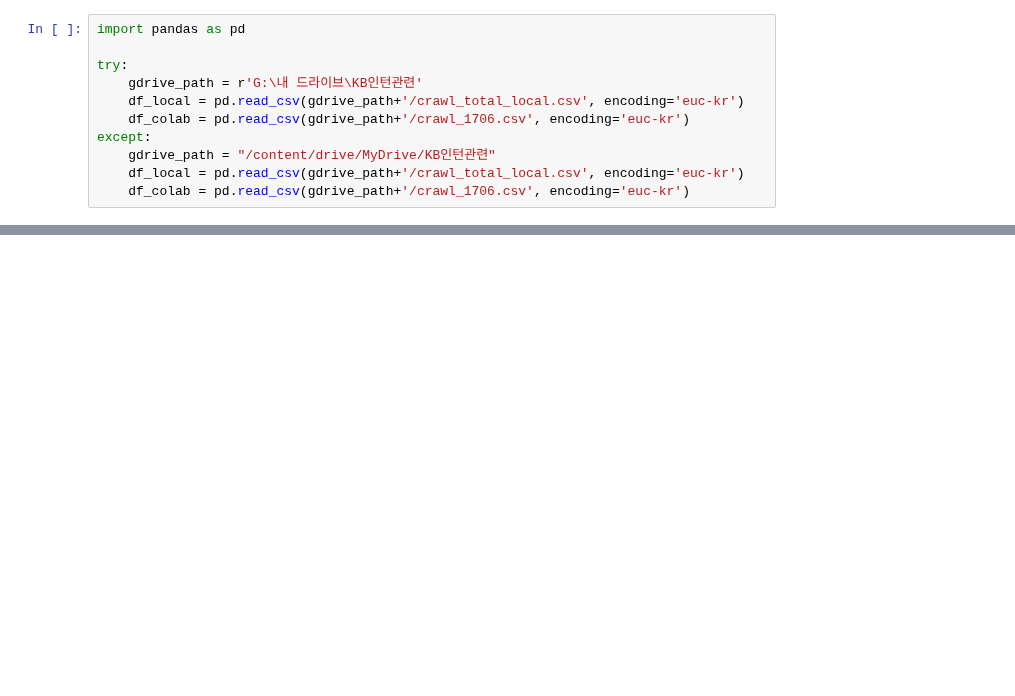
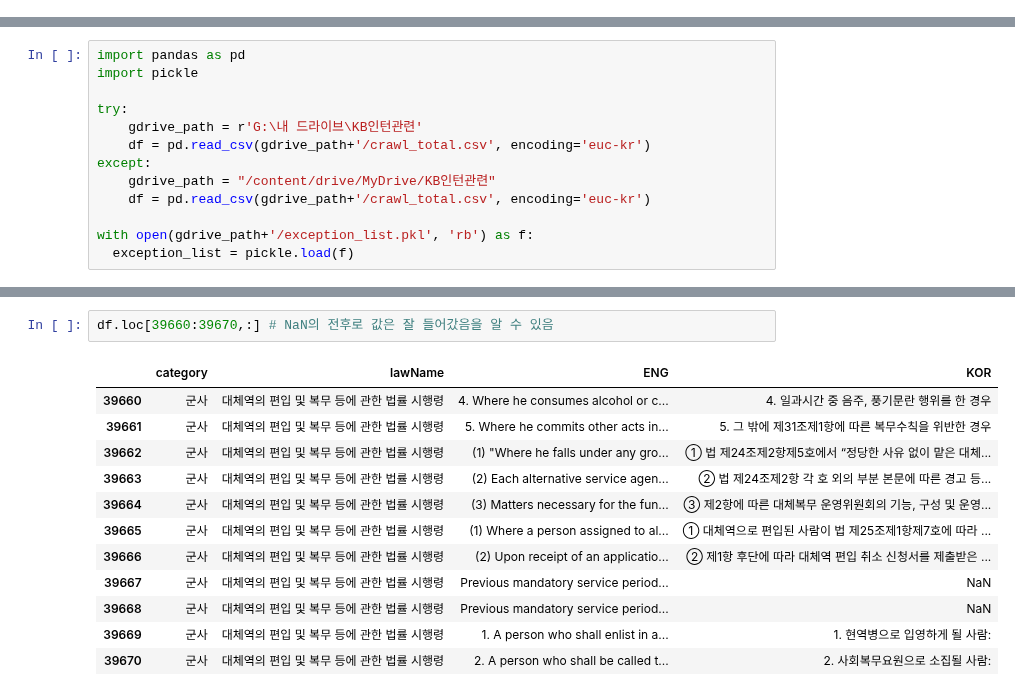
Before and after one commit to tjtmddnjswkd/capstone, a Jupyter notebook: preprocessing_new.ipynb, the cells around one changed output, grey strips where cells are left out. Drawn from its saved outputs; the diff is of its cells as text; blank space fills up the shorter version.

Commit message:
2nd commit - New Data Preprocessing

```diff
--- a/preprocessing_new.ipynb
+++ b/preprocessing_new.ipynb
@@ -10,11 +7,0 @@ Drive already mounted at /content/drive; to attempt to forcibly remount, call dr
-# %%
-import pandas as pd
-
-try:
-    gdrive_path = r'G:\내 드라이브\KB인턴관련'
-    df_local = pd.read_csv(gdrive_path+'/crawl_total_local.csv', encoding='euc-kr')
-    df_colab = pd.read_csv(gdrive_path+'/crawl_1706.csv', encoding='euc-kr')
-except:
-    gdrive_path = "/content/drive/MyDrive/KB인턴관련"
-    df_local = pd.read_csv(gdrive_path+'/crawl_total_local.csv', encoding='euc-kr')
-    df_colab = pd.read_csv(gdrive_path+'/crawl_1706.csv', encoding='euc-kr')
@@ -451,0 +13,13 @@ result.group()[1]
+# %%
+import pandas as pd
+import pickle
+
+try:
+    gdrive_path = r'G:\내 드라이브\KB인턴관련'
+    df = pd.read_csv(gdrive_path+'/crawl_total.csv', encoding='euc-kr')
+except:
+    gdrive_path = "/content/drive/MyDrive/KB인턴관련"
+    df = pd.read_csv(gdrive_path+'/crawl_total.csv', encoding='euc-kr')
+
+with open(gdrive_path+'/exception_list.pkl', 'rb') as f:
+  exception_list = pickle.load(f)
@@ -451,0 +69,15 @@ result.group()[1]
+# %%
+df.loc[39660:39670,:] # NaN의 전후로 값은 잘 들어갔음을 알 수 있음
+# %% [output]
+|  | category | lawName | ENG | KOR |
+| 39660 | 군사 | 대체역의 편입 및 복무 등에 관한 법률 시행령 | 4. Where he consumes alcohol or c... | 4. 일과시간 중 음주, 풍기문란 행위를 한 경우 |
+| 39661 | 군사 | 대체역의 편입 및 복무 등에 관한 법률 시행령 | 5. Where he commits other acts in... | 5. 그 밖에 제31조제1항에 따른 복무수칙을 위반한 경우 |
+| 39662 | 군사 | 대체역의 편입 및 복무 등에 관한 법률 시행령 | (1) "Where he falls under any gro... | ① 법 제24조제2항제5호에서 “정당한 사유 없이 맡은 대체... |
+| 39663 | 군사 | 대체역의 편입 및 복무 등에 관한 법률 시행령 | (2) Each alternative service agen... | ② 법 제24조제2항 각 호 외의 부분 본문에 따른 경고 등... |
+| 39664 | 군사 | 대체역의 편입 및 복무 등에 관한 법률 시행령 | (3) Matters necessary for the fun... | ③ 제2항에 따른 대체복무 운영위원회의 기능, 구성 및 운영... |
+| 39665 | 군사 | 대체역의 편입 및 복무 등에 관한 법률 시행령 | (1) Where a person assigned to al... | ① 대체역으로 편입된 사람이 법 제25조제1항제7호에 따라 ... |
+| 39666 | 군사 | 대체역의 편입 및 복무 등에 관한 법률 시행령 | (2) Upon receipt of an applicatio... | ② 제1항 후단에 따라 대체역 편입 취소 신청서를 제출받은 ... |
+| 39667 | 군사 | 대체역의 편입 및 복무 등에 관한 법률 시행령 | Previous mandatory service period... | NaN |
+| 39668 | 군사 | 대체역의 편입 및 복무 등에 관한 법률 시행령 | Previous mandatory service period... | NaN |
+| 39669 | 군사 | 대체역의 편입 및 복무 등에 관한 법률 시행령 | 1. A person who shall enlist in a... | 1. 현역병으로 입영하게 될 사람: |
+| 39670 | 군사 | 대체역의 편입 및 복무 등에 관한 법률 시행령 | 2. A person who shall be called t... | 2. 사회복무요원으로 소집될 사람: |
```
Also changed, not shown: parts of 56 cells of this notebook.
